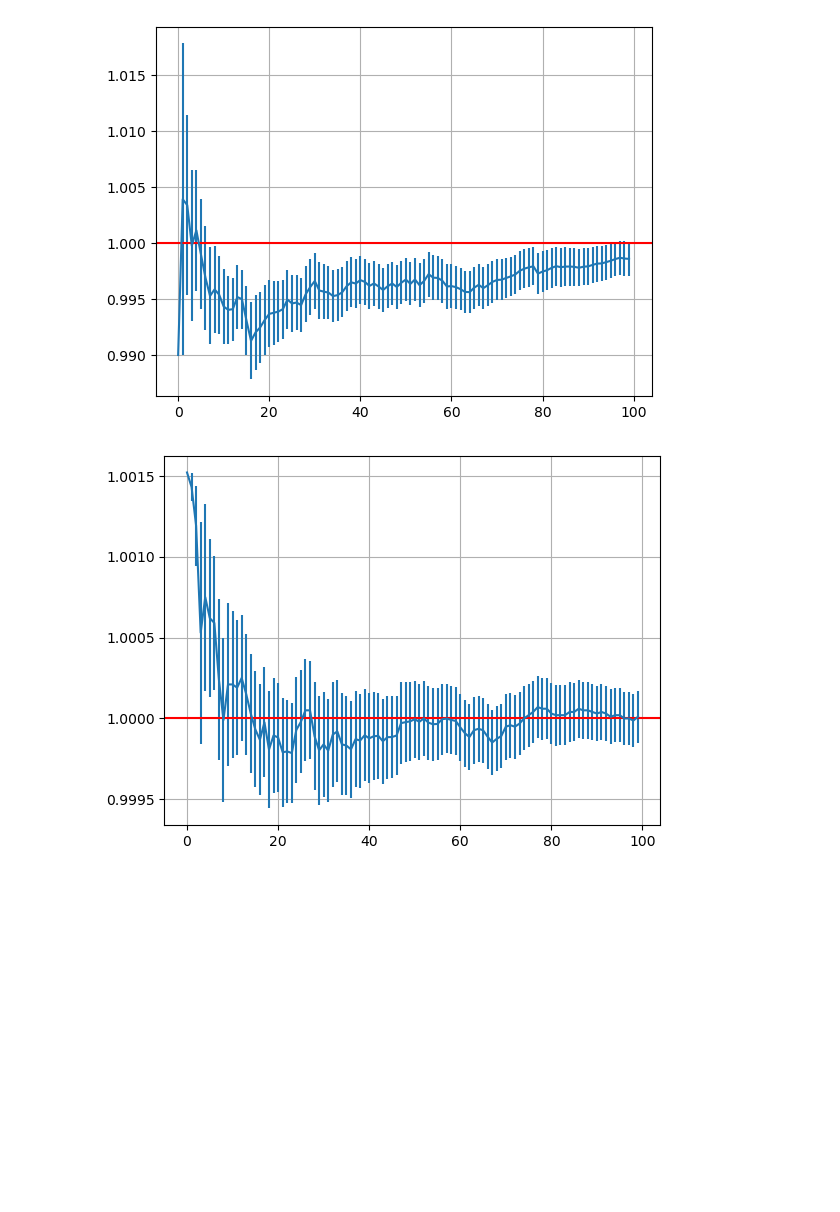
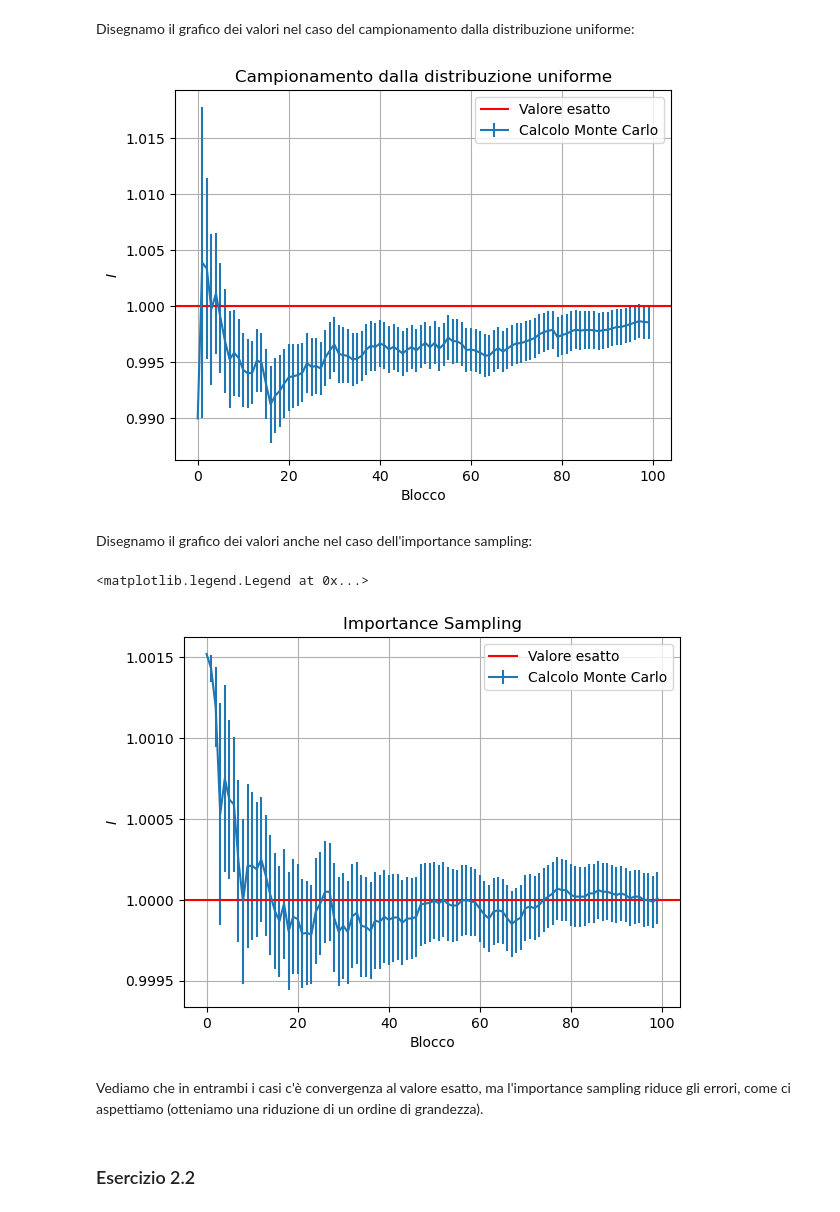
Before and after one commit to eliasteve/labsimnumerica, a Jupyter notebook: LSN_02/LSN_02.ipynb, the cells around one changed output. Saved outputs shown, nothing was run; the diff lists cells and outputs as text; code cells hidden in the pictures; blank space fills up the shorter version.

```diff
--- a/LSN_02/LSN_02.ipynb
+++ b/LSN_02/LSN_02.ipynb
@@ -6,19 +33,36 @@ import scipy
+# %% [markdown]
+Disegnamo il grafico dei valori nel caso del campionamento dalla distribuzione uniforme:
 # %%
 valUnif = np.loadtxt("lsn2.1_uniform.dat", usecols=0)
 errUnif = np.loadtxt("lsn2.1_uniform.dat", usecols=1)
 # %%
 xs = np.arange(len(valUnif))
-plt.errorbar(xs, valUnif, yerr=errUnif)
-plt.axhline(y=1, color="red")
+plt.errorbar(xs, valUnif, yerr=errUnif, label="Calcolo Monte Carlo")
+plt.axhline(y=1, color="red", label="Valore esatto")
+plt.title("Campionamento dalla distribuzione uniforme")
+plt.xlabel("Blocco")
+plt.ylabel("$I$")
+plt.legend()
 plt.grid(True)
 # %% [output]
-[figure, old version]
+[figure, new version]
+# %% [markdown]
+Disegnamo il grafico dei valori anche nel caso dell'importance sampling:
 # %%
 valMine = np.loadtxt("lsn2.1_mine.dat", usecols=0)
 errMine = np.loadtxt("lsn2.1_mine.dat", usecols=1)
 # %%
-plt.errorbar(xs, valMine, yerr=errMine)
-plt.axhline(y=1, color="red")
+plt.errorbar(xs, valMine, yerr=errMine, label="Calcolo Monte Carlo")
+plt.axhline(y=1, color="red", label="Valore esatto")
+plt.title("Importance Sampling")
+plt.xlabel("Blocco")
+plt.ylabel("$I$")
 plt.grid(True)
+plt.legend()
 # %% [output]
+<matplotlib.legend.Legend at 0x...>
-[figure, old version]
+[figure, new version]
+# %% [markdown]
+Vediamo che in entrambi i casi c'è convergenza al valore esatto, ma l'importance sampling riduce gli errori, come ci aspettiamo (otteniamo una riduzione di un ordine di grandezza).
+# %% [markdown]
+### Esercizio 2.2
```
Also changed, not shown: parts of 14 cells of this notebook, 6 other files.
